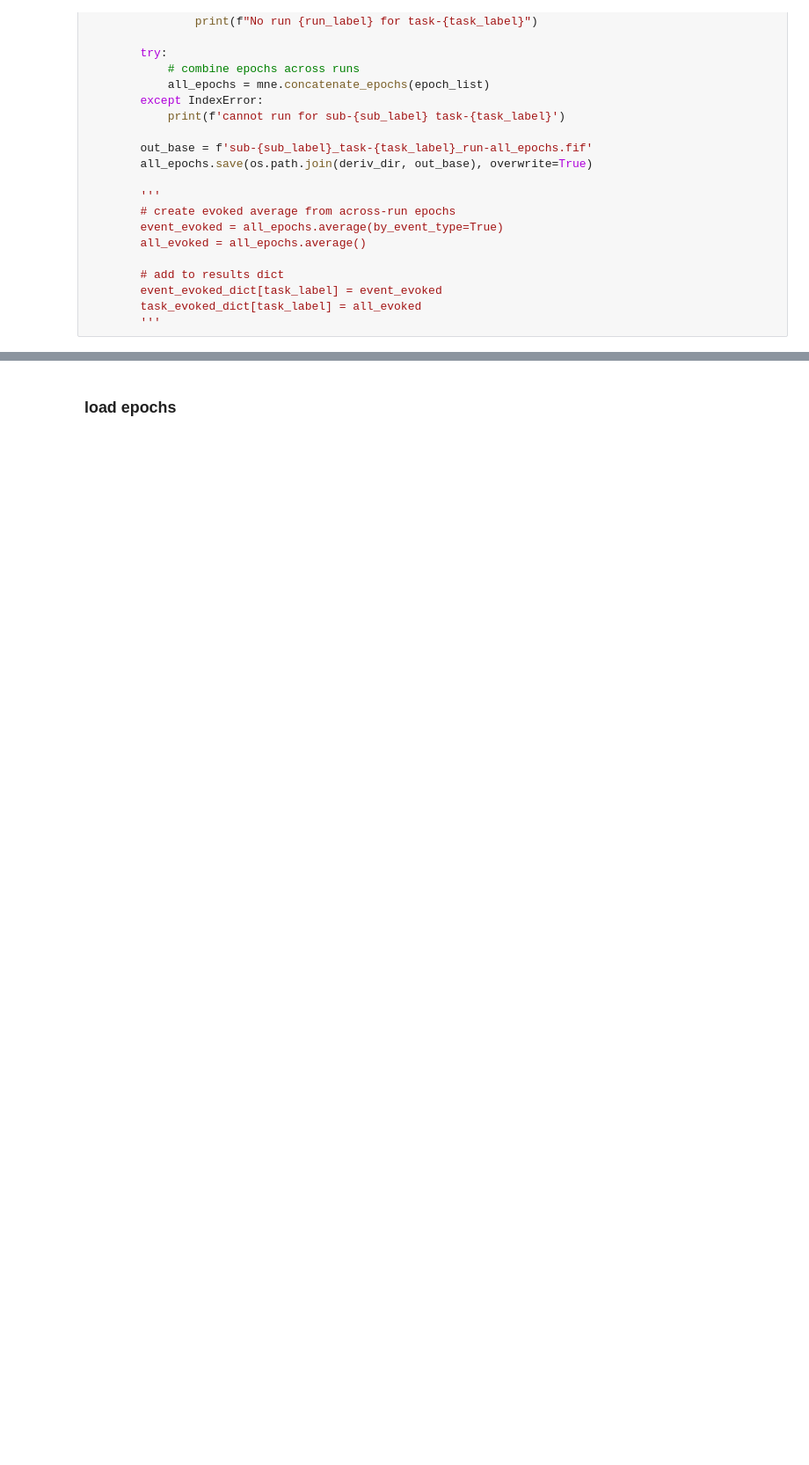
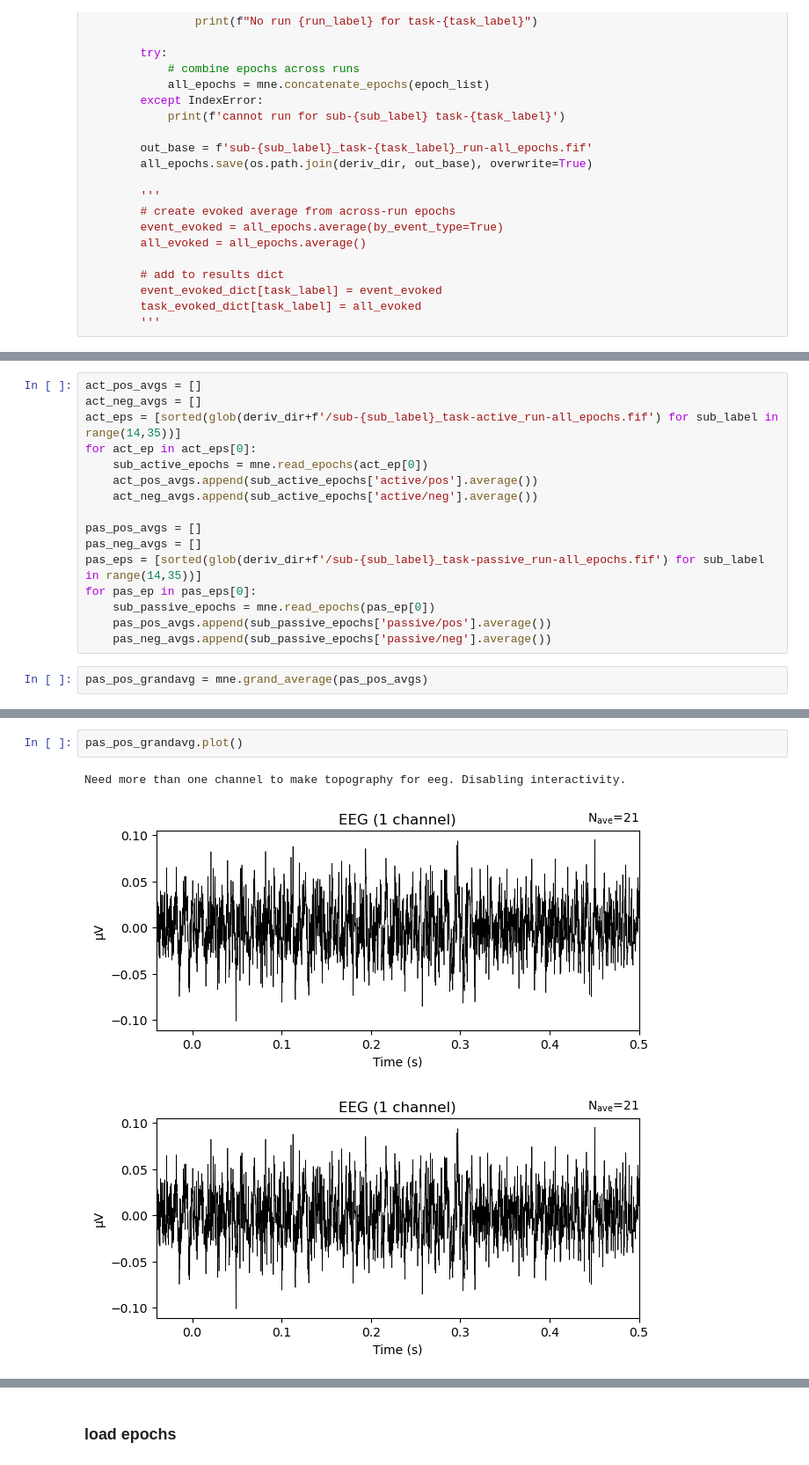
Before and after one commit to sitek/EAM1-FFR, a Jupyter notebook: ffr_processing-minimal_mne-bids.ipynb, the cells around one changed output, grey strips where cells are left out. Shown at 88% size. Saved outputs shown, nothing was run; the diff lists cells and outputs as text; blank space fills up the shorter version.

```diff
--- a/ffr_processing-minimal_mne-bids.ipynb
+++ b/ffr_processing-minimal_mne-bids.ipynb
@@ -191,0 +194,18 @@ for sub_num in range(2, 35):
+# %%
+act_pos_avgs = []
+act_neg_avgs = []
+act_eps = [sorted(glob(deriv_dir+f'/sub-{sub_label}_task-active_run-all_epochs.fif') for sub_label in range(14,35))]
+for act_ep in act_eps[0]:
+    sub_active_epochs = mne.read_epochs(act_ep[0])
+    act_pos_avgs.append(sub_active_epochs['active/pos'].average())
+    act_neg_avgs.append(sub_active_epochs['active/neg'].average())
+
+pas_pos_avgs = []
+pas_neg_avgs = []
+pas_eps = [sorted(glob(deriv_dir+f'/sub-{sub_label}_task-passive_run-all_epochs.fif') for sub_label in range(14,35))]
+for pas_ep in pas_eps[0]:
+    sub_passive_epochs = mne.read_epochs(pas_ep[0])
+    pas_pos_avgs.append(sub_passive_epochs['passive/pos'].average())
+    pas_neg_avgs.append(sub_passive_epochs['passive/neg'].average())
+# %%
+pas_pos_grandavg = mne.grand_average(pas_pos_avgs)
@@ -191,0 +233,6 @@ for sub_num in range(2, 35):
+# %%
+pas_pos_grandavg.plot()
+# %% [output]
+Need more than one channel to make topography for eeg. Disabling interactivity.
+[figure, added]
+[figure, added]
```
Also changed, not shown: parts of 11 cells of this notebook.
